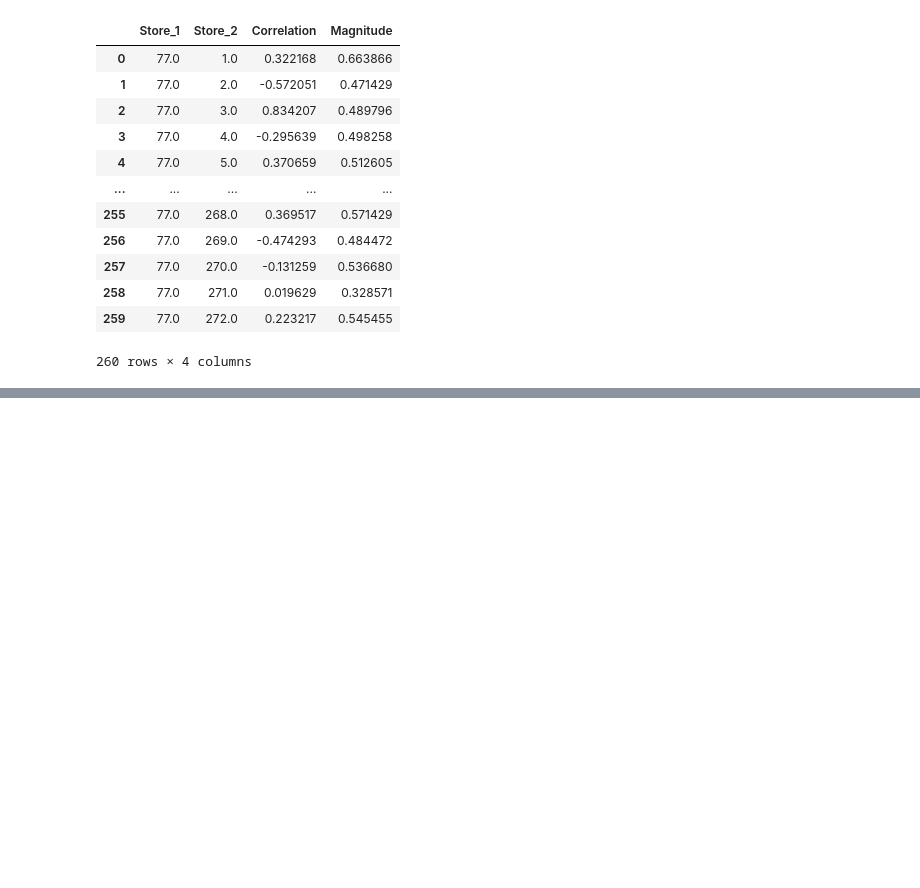
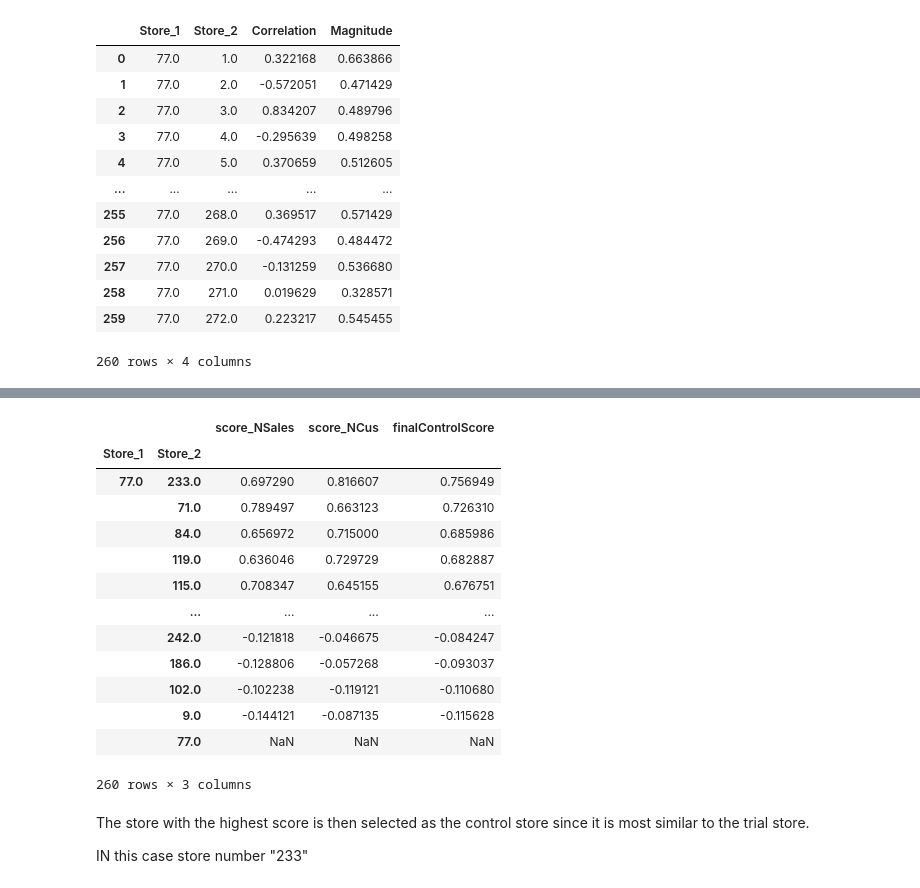
Before and after one commit to nyinyibo-ui/QuantiumProject-Forage-, a Jupyter notebook: task2.ipynb, the cells around one changed output, grey strips where cells are left out. Drawn from its saved outputs; the diff is of its cells as text; code cells hidden in the pictures; blank space fills up the shorter version.

```diff
--- a/task2.ipynb
+++ b/task2.ipynb
@@ -469 +469,11 @@ score_nCus
 260 rows × 5 columns
+# %%
+###  Combine scores across the drivers by first merging our sales scores and customer scores into a single table
+### index both "score_nCus" dataframe and "score_nSales" dataframe
+score_nSales.set_index(["Store_1","Store_2"],inplace=True)
+score_nCus.set_index(["Store_1","Store_2"],inplace=True)
+# %%
+### just combine two scores into new dataframe
+score_Control=pd.concat([score_nSales["combined_score"],score_nCus["combined_score"]],axis=1)
+score_Control.columns=["score_NSales","score_NCus"]
+score_Control
@@ -469,0 +495,26 @@ score_nCus
+# %%
+# Now we have a score for each of total number of sales and number of customers.
+# Let's combine the two via a simple average.
+
+score_Control["finalControlScore"]=score_Control["score_NSales"]*0.5+score_Control["score_NCus"]*0.5
+score_Control.sort_values(by="finalControlScore",ascending=False)
+# %% [output]
+|  |  | score_NSales | score_NCus | finalControlScore |
+| Store_1 | Store_2 |  |  |  |
+| 77.0 | 233.0 | 0.697290 | 0.816607 | 0.756949 |
+|  | 71.0 | 0.789497 | 0.663123 | 0.726310 |
+|  | 84.0 | 0.656972 | 0.715000 | 0.685986 |
+|  | 119.0 | 0.636046 | 0.729729 | 0.682887 |
+|  | 115.0 | 0.708347 | 0.645155 | 0.676751 |
+|  | ... | ... | ... | ... |
+|  | 242.0 | -0.121818 | -0.046675 | -0.084247 |
+|  | 186.0 | -0.128806 | -0.057268 | -0.093037 |
+|  | 102.0 | -0.102238 | -0.119121 | -0.110680 |
+|  | 9.0 | -0.144121 | -0.087135 | -0.115628 |
+|  | 77.0 | NaN | NaN | NaN |
+260 rows × 3 columns
+# %% [markdown]
+The store with the highest score is then selected as the control store since it is
+most similar to the trial store.
+
+IN this case store number "233"
```
Also changed, not shown: parts of 13 cells of this notebook.
